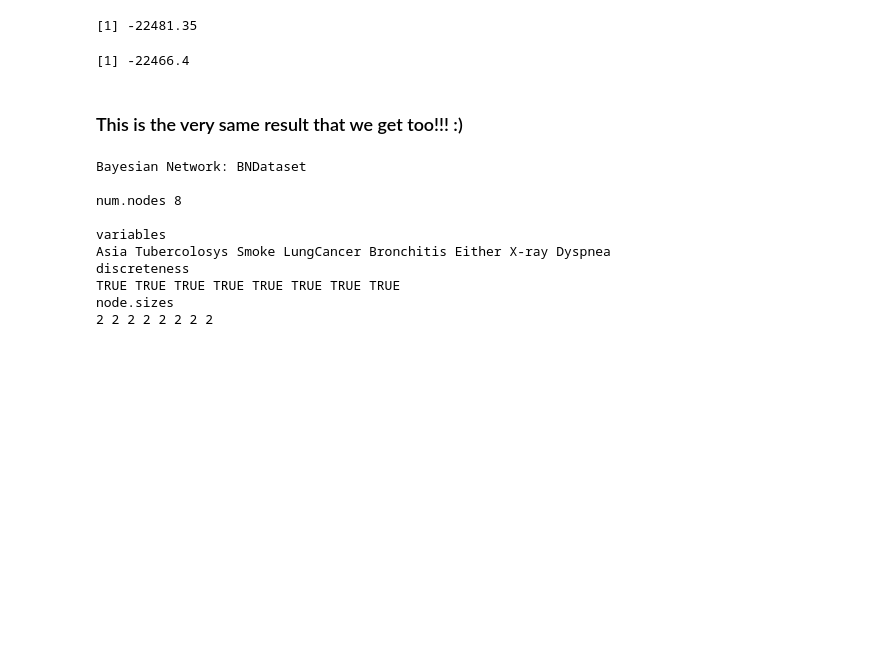
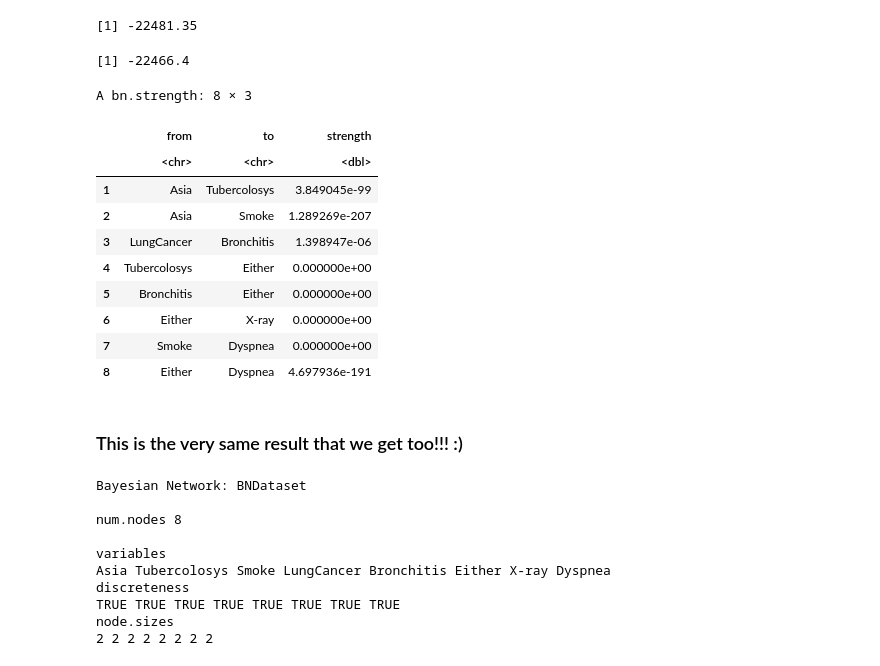
Before and after one commit to GiovanniZago/Bayesian-Networks, a Jupyter notebook: K2_asia_analysis.ipynb, the cells around one changed output. Saved outputs shown, nothing was run; the diff lists cells and outputs as text; code cells hidden in the pictures; blank space fills up the shorter version.

```diff
--- a/K2_asia_analysis.ipynb
+++ b/K2_asia_analysis.ipynb
@@ -38,7 +38,7 @@ A data.frame: 6 × 8
 | 5 | 2 | 1 | 2 | 1 | 1 | 1 | 1 | 2 |
 | 6 | 2 | 1 | 2 | 1 | 1 | 1 | 2 | 2 |
 # %%
-today = 30062023 # default seed = 12345
+today = 01072023 # default seed = 12345
 # %%
 struct = K2(n = ncol(DF), u = 3, D = DF, seed=today, num.iterations=5)
 # %% [output]
@@ -127,6 +127,20 @@ score(dag, data = DF, type = 'bde')
 # %% [output]
 [1] -22481.35
 [1] -22466.4
+# %%
+arc.strength(dag, data=DF, criterion="x2")
+# %% [output]
+A bn.strength: 8 × 3
+|  | from | to | strength |
+|  | <chr> | <chr> | <dbl> |
+| 1 | Asia | Tubercolosys | 3.849045e-99 |
+| 2 | Asia | Smoke | 1.289269e-207 |
+| 3 | LungCancer | Bronchitis | 1.398947e-06 |
+| 4 | Tubercolosys | Either | 0.000000e+00 |
+| 5 | Bronchitis | Either | 0.000000e+00 |
+| 6 | Either | X-ray | 0.000000e+00 |
+| 7 | Smoke | Dyspnea | 0.000000e+00 |
+| 8 | Either | Dyspnea | 4.697936e-191 |
 # %% [markdown]
 ### This is the very same result that we get too!!! :)
 # %%
```
Also changed, not shown: parts of 4 cells of this notebook, 6 other files.
